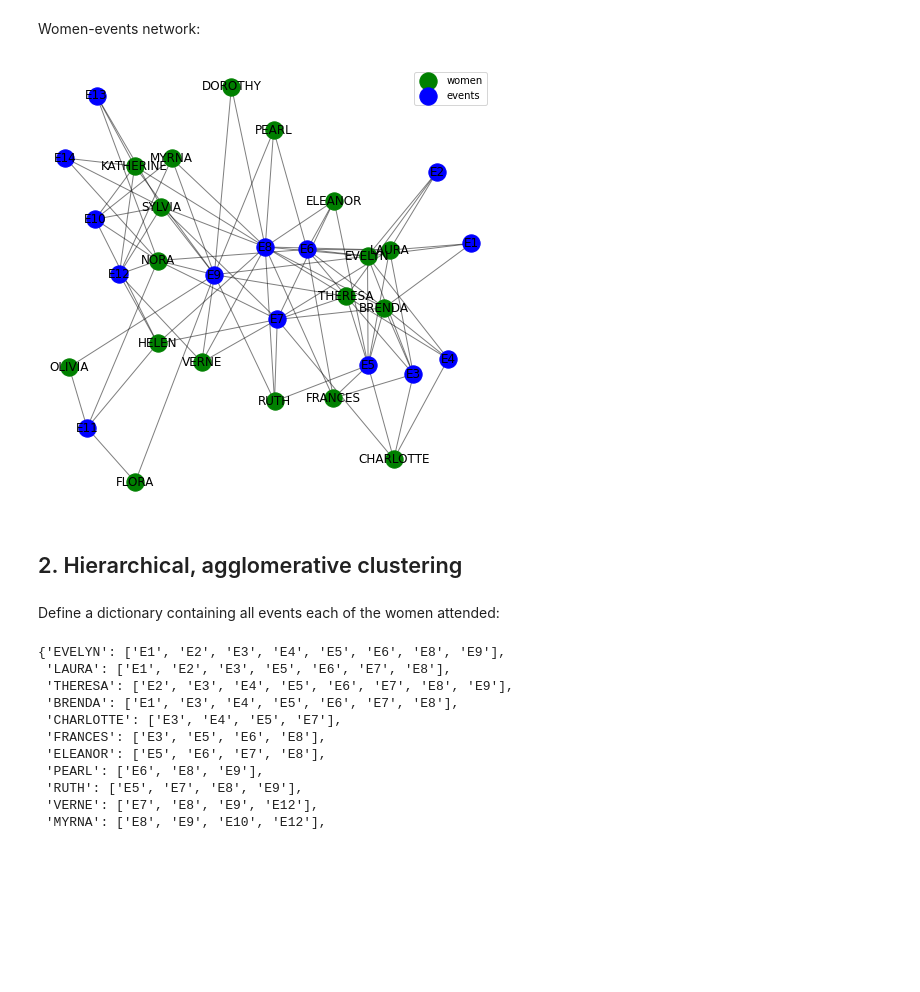
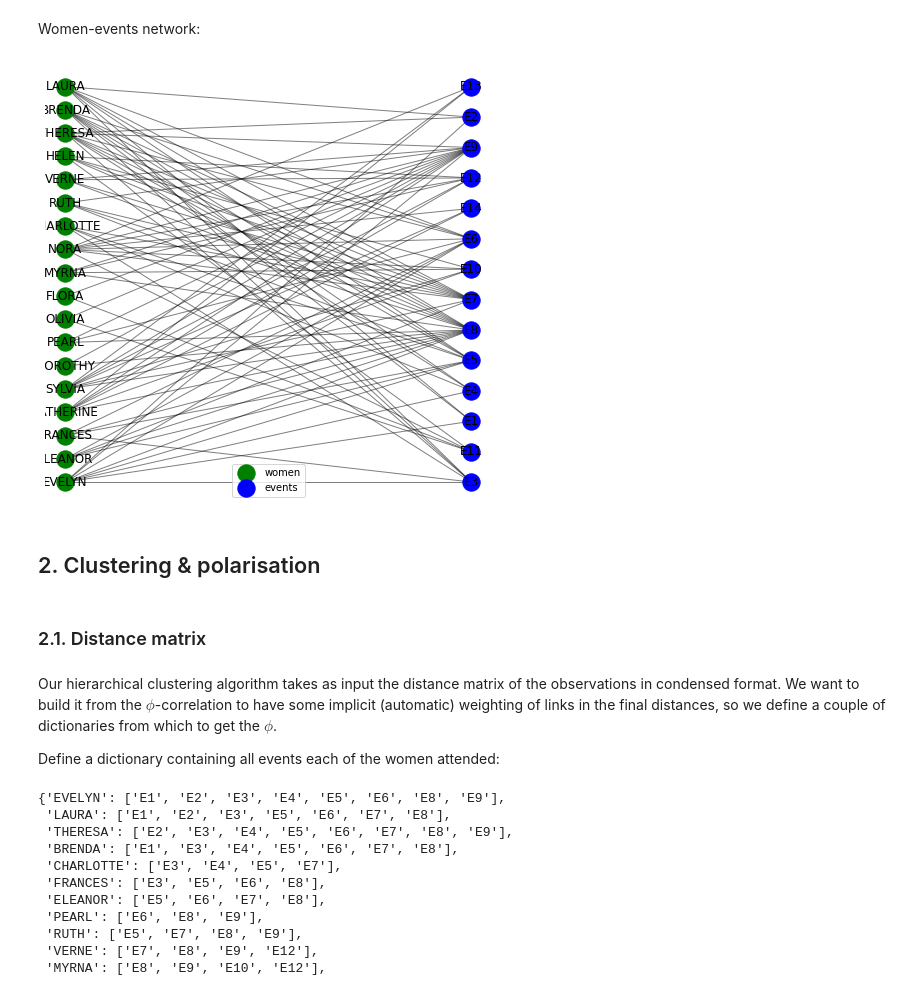
Before and after one commit to adrifcid/polarisation, a Jupyter notebook: notebooks/SouthernWomen.ipynb, the cells around one changed output. Saved outputs shown, nothing was run; the diff lists cells and outputs as text; code cells hidden in the pictures; blank space fills up the shorter version.

Commit message:
added evaluation to SW notebook, as well as plots to plots/

```diff
--- a/notebooks/SouthernWomen.ipynb
+++ b/notebooks/SouthernWomen.ipynb
@@ -82,20 +102,26 @@ for link in root.iter('link'):
 # %%
 import matplotlib.pyplot as plt
 
-pos = nx.fruchterman_reingold_layout(B);
+#pos = nx.fruchterman_reingold_layout(B);
+pos = nx.drawing.layout.bipartite_layout(B, women);
 plt.figure(figsize=(8,8));
 plt.axis("off");
 nx.draw_networkx_nodes(women, pos, node_size=300, node_color="green", label="women");
 nx.draw_networkx_nodes(events, pos, node_size=300, node_color="blue", label="events");
 nx.draw_networkx_edges(B, pos, alpha=0.500);
 #scatterpoints is the number of points of each colour in legend
 nx.draw_networkx_labels(B, pos, font_color="black");
 plt.legend(scatterpoints = 1)
+plt.savefig("../plots/SW_Net.png")
 plt.show()
 # %% [output]
-[figure, old version]
+[figure, new version]
-# %% [markdown]
-## 2. Hierarchical, agglomerative clustering
-# %% [markdown]
-Define a dictionary containing all events each of the women attended:
+# %% [markdown]
+## 2.  Clustering & polarisation
+# %% [markdown]
+### 2.1. Distance matrix
+# %% [markdown]
+Our hierarchical clustering algorithm takes as input the distance matrix of the observations in condensed format. We want to build it from the $\phi$-correlation to have some implicit (automatic) weighting of links in the final distances, so we define a couple of dictionaries from which to get the $\phi$.
+
+Define a dictionary containing all events each of the women attended:
 # %%
```
Also changed, not shown: parts of 128 cells of this notebook, 33 other files.
